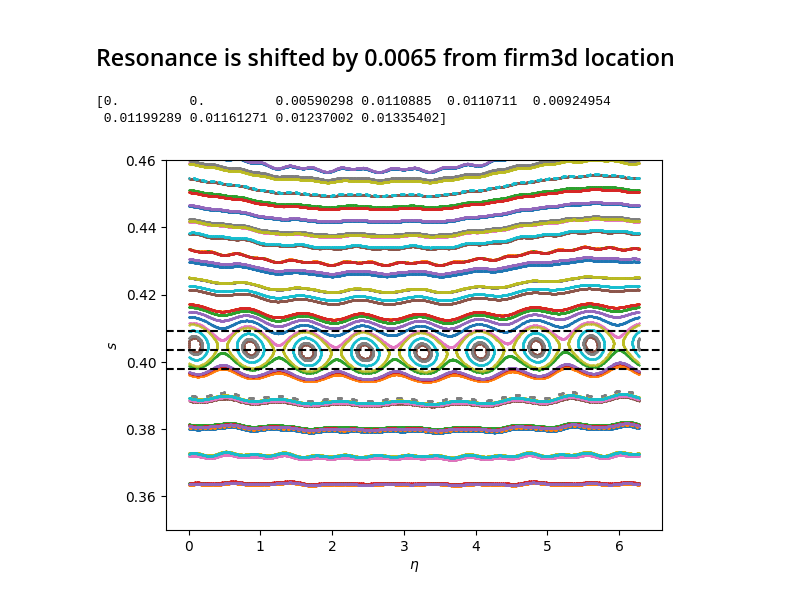
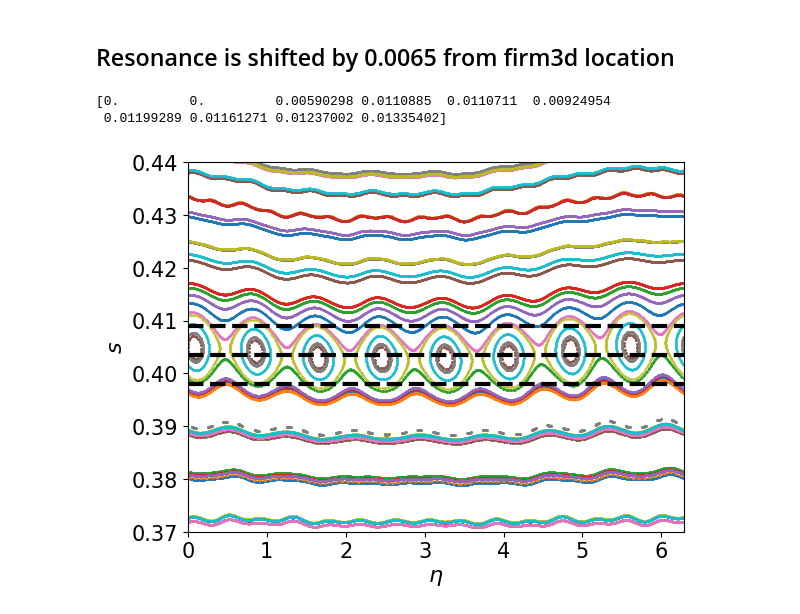
Before and after one commit to jlabbate15/DESC_TrappedRes, a Jupyter notebook: island_benchmarks/precise_qh/compare_island_width_Bcrit_0.91_-1_8.ipynb, the cells around one changed output. Saved outputs shown, nothing was run; the diff lists cells and outputs as text; code cells hidden in the pictures.

Commit message:
HS2026 figure updates

```diff
--- a/island_benchmarks/precise_qh/compare_island_width_Bcrit_0.91_-1_8.ipynb
+++ b/island_benchmarks/precise_qh/compare_island_width_Bcrit_0.91_-1_8.ipynb
@@ -89,26 +89,28 @@ plt.show()
 # %%
 s_poinc = data['s_all']
 etas_poinc = np.mod(data['etas_all'], 2*np.pi)
 
 sshift = - 0.0065
 # sshift=0
 
 Delta_s = 4 * (Delta_s_4) ** (1/4)
 print(Delta_s)
 
 cross = 0.41 + sshift
 
-plt.figure()
+fig,ax = plt.subplots()
 for i in range(len(s_poinc)):
     plt.scatter(etas_poinc[i],s_poinc[i],s=0.1)
-plt.ylim(s_min,s_max+0.01)
-plt.axhline([cross], color='k', linestyle='--')
-plt.axhline([cross+Delta_s[4]/2], color='k', linestyle='--')
-plt.axhline([cross-Delta_s[4]/2], color='k', linestyle='--')
-plt.xlabel('$\eta$')
-plt.ylabel('$s$')
-plt.show()
+plt.ylim(0.37,0.44)
+plt.xlim([0,2*np.pi])
+plt.axhline([cross], color='k', linestyle='--',linewidth=3)
+plt.axhline([cross+Delta_s[4]/2], color='k', linestyle='--',linewidth=3)
+plt.axhline([cross-Delta_s[4]/2], color='k', linestyle='--',linewidth=3)
+plt.xlabel('$\eta$',fontsize=16)
+plt.ylabel('$s$',fontsize=16)
+ax.tick_params(axis='both', labelsize=15)
+fig.savefig('iw_preciseQH_Bc0.91_-1_8.pdf')
 # %% [output]
 [0.         0.         0.00590298 0.0110885  0.0110711  0.00924954
  0.01199289 0.01161271 0.01237002 0.01335402]
-[figure, old version]
+[figure, new version]
```
Also changed, not shown: 5 other files.
